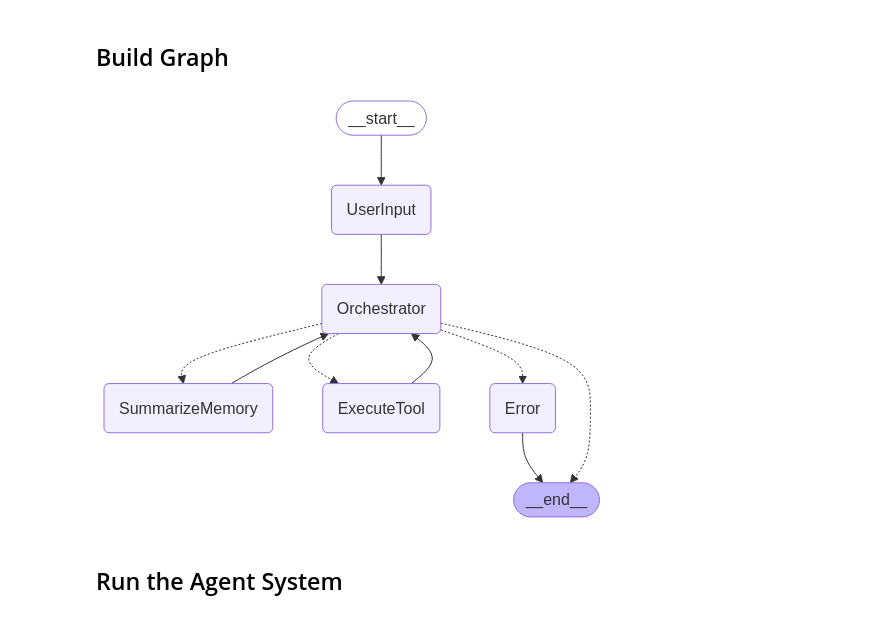
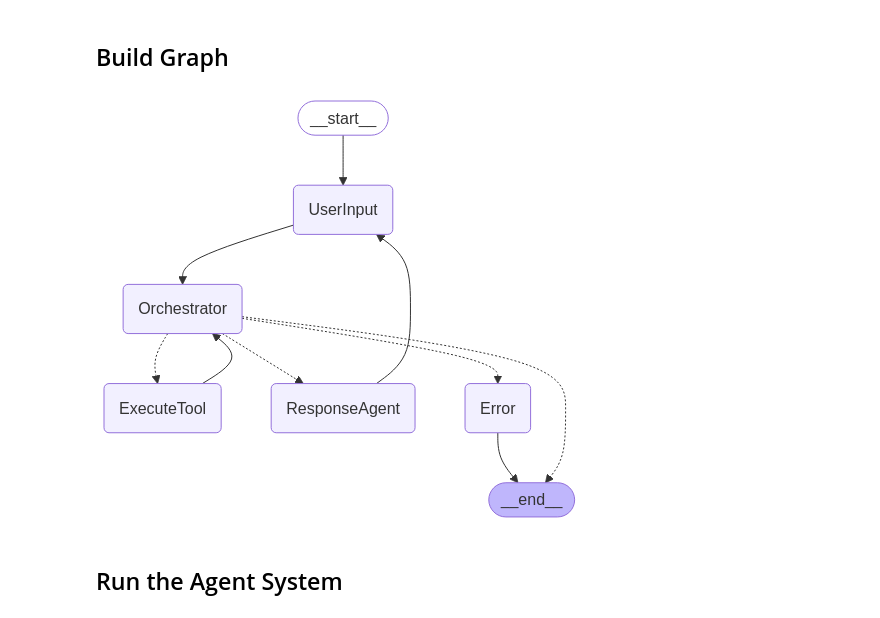
Before and after one commit to AlirezaSaei1/Gen-AI-Intensive-Course, a Jupyter notebook: capstone-project.ipynb, the cells around one changed output. Saved outputs shown, nothing was run; the diff lists cells and outputs as text; code cells hidden in the pictures.

```diff
--- a/capstone-project.ipynb
+++ b/capstone-project.ipynb
@@ -250,12 +250,11 @@ class AgentState(TypedDict):
     messages: Annotated[list, add_messages]
     current_request: str | None
     last_agent_response: str | None
-    route_decision: Literal["Navigation", "Media", "Communication", "VehicleInfo", "Respond", "Error", "Summarize", None]
+    route_decision: Literal["Navigation", "Media", "Communication", "VehicleInfo", "Respond", "Error", None]
     vehicle_context: list[str] | None
     navigation_context: dict | None
     media_context: dict | None
     communication_context: dict | None
-    summary: str | None
     error: str | None
     final_response_generated: bool
 # %% [markdown]
@@ -417,36 +416,6 @@ def get_vehicle_info(query: str) -> str:
         return f"Sorry, I encountered an technical error while searching the vehicle manual: {e}. Please try rephrasing your question."
 
 available_tools = [navigation_tool, media_tool, communication_tool, get_vehicle_info]
-# %%
-summarizer_llm = ChatGoogleGenerativeAI(model="gemini-2.0-flash", temperature=0.0)
-
-SUMMARY_THRESHOLD = 6
-
-def summarize_memory_node(state: AgentState) -> AgentState:
-    """Summarizes the conversation history if it exceeds a threshold."""
-    print("--- NODE: Summarize Memory ---")
-    messages = state['messages']
-
-    if len(messages) <= SUMMARY_THRESHOLD:
-        print(f"   Skipping summary: History length ({len(messages)}) <= threshold ({SUMMARY_THRESHOLD}).")
-        return {}
-
-    print(f"   Summarizing history ({len(messages)} messages)...")
-    summary_prompt = f"""Concisely summarize the key points, user requests, and information provided in the following conversation history. Focus on details needed for future turns:
-
-{messages}
-"""
-    try:
-        summary_response = summarizer_llm.invoke(summary_prompt)
-        new_summary = summary_response.content
-        print(f"   Generated summary: {new_summary[:150]}...")
-        messages_to_keep = [HumanMessage(content=f"Summary of previous conversation: {new_summary}")]
-
-        return {"summary": new_summary, "messages": messages_to_keep}
-
-    except Exception as e:
-        print(f"   Error during summarization: {e}")
-        return {}
 # %%
 llm = ChatGoogleGenerativeAI(model="gemini-2.0-flash")
 
@@ -620,37 +600,37 @@ graph_builder = StateGraph(AgentState)
 # Add nodes
 graph_builder.add_node("UserInput", voice_interface_agent)
 graph_builder.add_node("Orchestrator", orchestrator_agent)
-graph_builder.add_node("SummarizeMemory", summarize_memory_node)
 tool_executor_node = ToolNode(available_tools)
 graph_builder.add_node("ExecuteTool", tool_executor_node)
+graph_builder.add_node("ResponseAgent", response_agent)
 graph_builder.add_node("Error", error_node)
 
 # Define edges
 graph_builder.add_edge(START, "UserInput")
 graph_builder.add_edge("UserInput", "Orchestrator")
 
 graph_builder.add_conditional_edges(
     "Orchestrator",
     select_route,
     {
-        "SummarizeMemory": "SummarizeMemory",
         "ExecuteTool": "ExecuteTool",
+        "ResponseAgent": "ResponseAgent",
         "Error": "Error",
         END: END
     }
 )
 
 graph_builder.add_edge("ExecuteTool", "Orchestrator")
 
-graph_builder.add_edge("SummarizeMemory", "Orchestrator")
+graph_builder.add_edge("ResponseAgent", "UserInput")
 
 graph_builder.add_edge("Error", END)
 
 app_graph = graph_builder.compile()
 
 display(Image(app_graph.get_graph().draw_mermaid_png()))
 # %% [output]
-[figure, old version]
+[figure, new version]
 # %% [markdown]
 ## Run the Agent System
 # %%
```
Also changed, not shown: parts of 3 cells of this notebook.
